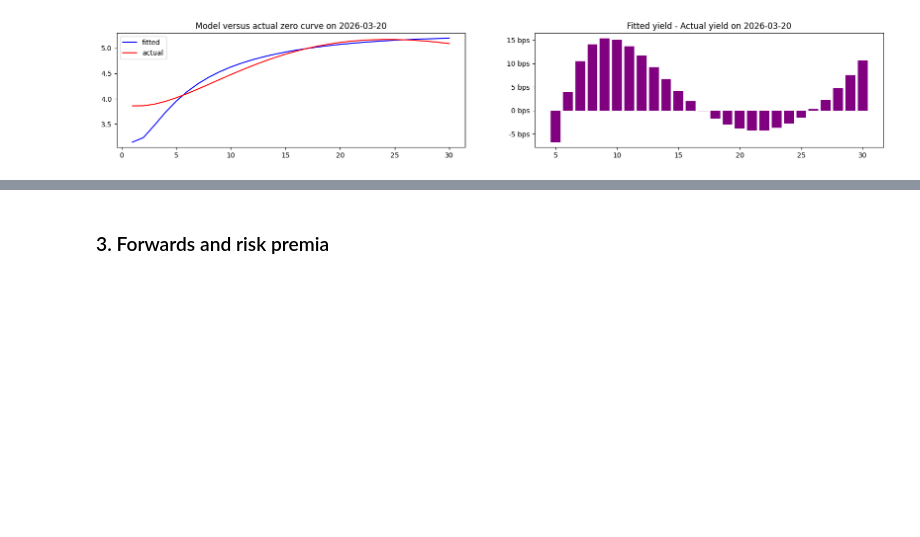
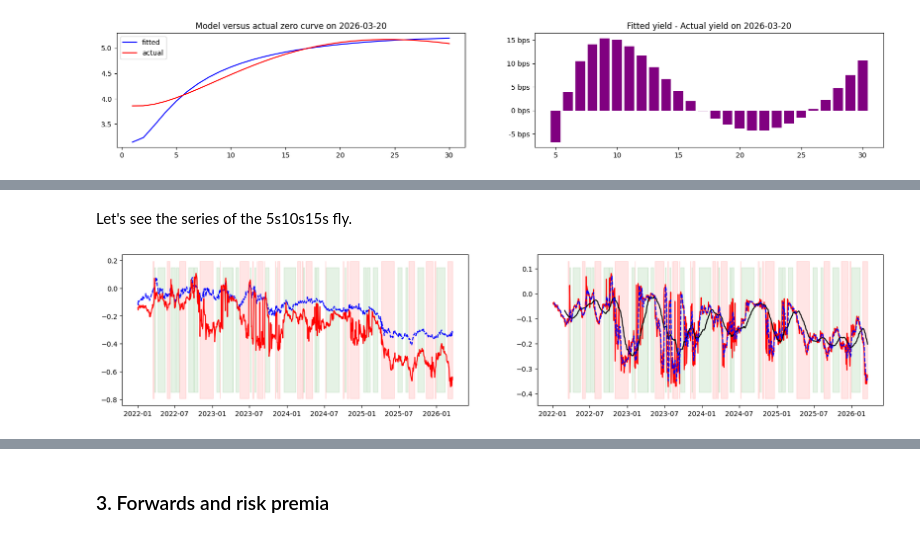
Before and after one commit to riccardocorradi/gaussplus_rv, a Jupyter notebook: treasury.ipynb, the cells around one changed output, grey strips where cells are left out. Drawn from its saved outputs; the diff is of its cells as text; code cells hidden in the pictures; blank space fills up the shorter version.

```diff
--- a/treasury.ipynb
+++ b/treasury.ipynb
@@ -259,0 +319,35 @@ actualVsFittedCurve(targetDate='2026-03-20',
+# %% [markdown]
+Let's see the series of the 5s10s15s fly.
+# %%
+rightDateLimit = None
+targetFly = (10, 20, 30)
+modelSeries = (fittedTs_full_df[targetFly[0]] - 2 * fittedTs_full_df[targetFly[1]] + fittedTs_full_df[targetFly[2]])[sampleDates[1]:rightDateLimit]
+actualSeries = (termStructurePath[targetFly[0]] - 2 * termStructurePath[targetFly[1]] + termStructurePath[targetFly[2]])[sampleDates[1]:rightDateLimit]
+mispricingSeries = (actualSeries - modelSeries)
+
+signalSeries = mispricingSeries.rolling(5).mean() - mispricingSeries.rolling(40).mean()
+
+fig, ax = plt.subplots(nrows= 1, ncols = 2, figsize = (20, 4))
+ax[0].plot(modelSeries, color = 'blue', linestyle = '--', label = 'model')
+ax[0].plot(actualSeries, color = 'red', linestyle = '-', label = 'actual')
+x = modelSeries.index
+
+
+ax[1].plot(mispricingSeries, color= 'red')
+ax[1].plot(mispricingSeries.rolling(40).mean(), color = 'black', linestyle = '-', label = '40d MA', alpha = 1)
+ax[1].plot(mispricingSeries.rolling(5).mean(), color = 'blue', linestyle = '--', label = '5d MA', alpha = 1)
+
+for i in [0,1]:
+    ax[i].fill_between(
+        x, ax[i].get_ylim()[0], ax[i].get_ylim()[1],
+        where=(signalSeries > 0 + signalSeries.rolling(14).std()),
+        color='green', alpha=0.1, interpolate=True
+    )
+
+    ax[i].fill_between(
+        x, ax[i].get_ylim()[0], ax[i].get_ylim()[1],
+        where=(signalSeries < 0 - signalSeries.rolling(14).std()),
+        color='red', alpha=0.1, interpolate=True
+    )
+# %% [output]
+[figure, added]
```
Also changed, not shown: parts of 36 cells of this notebook.
